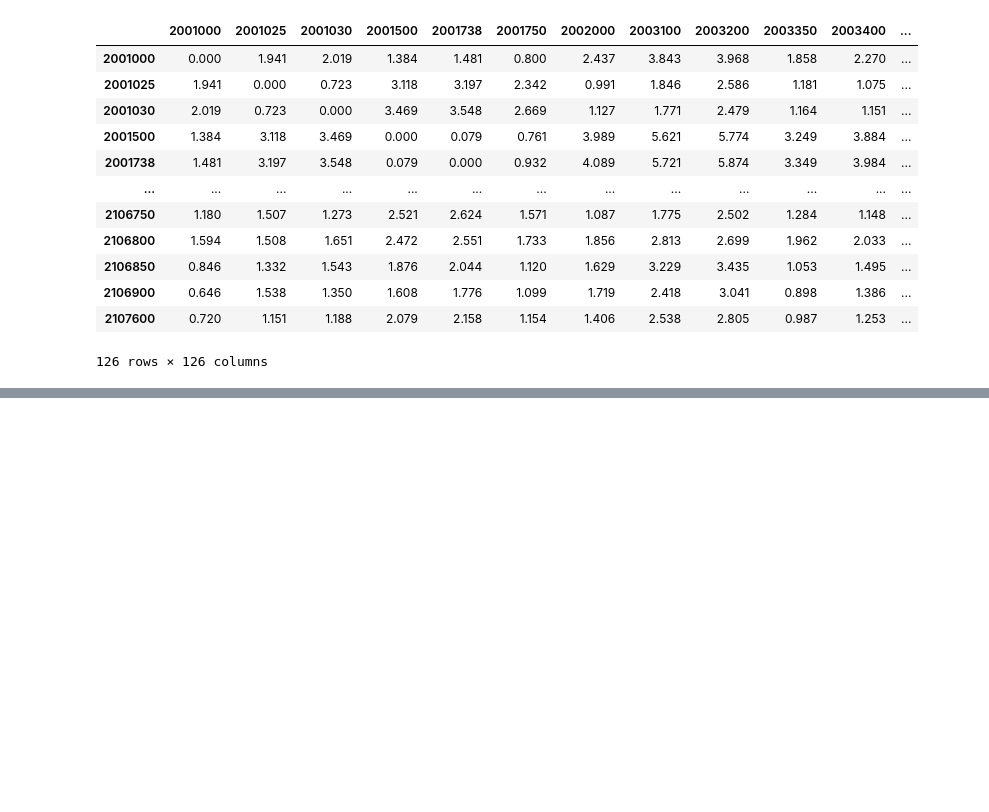
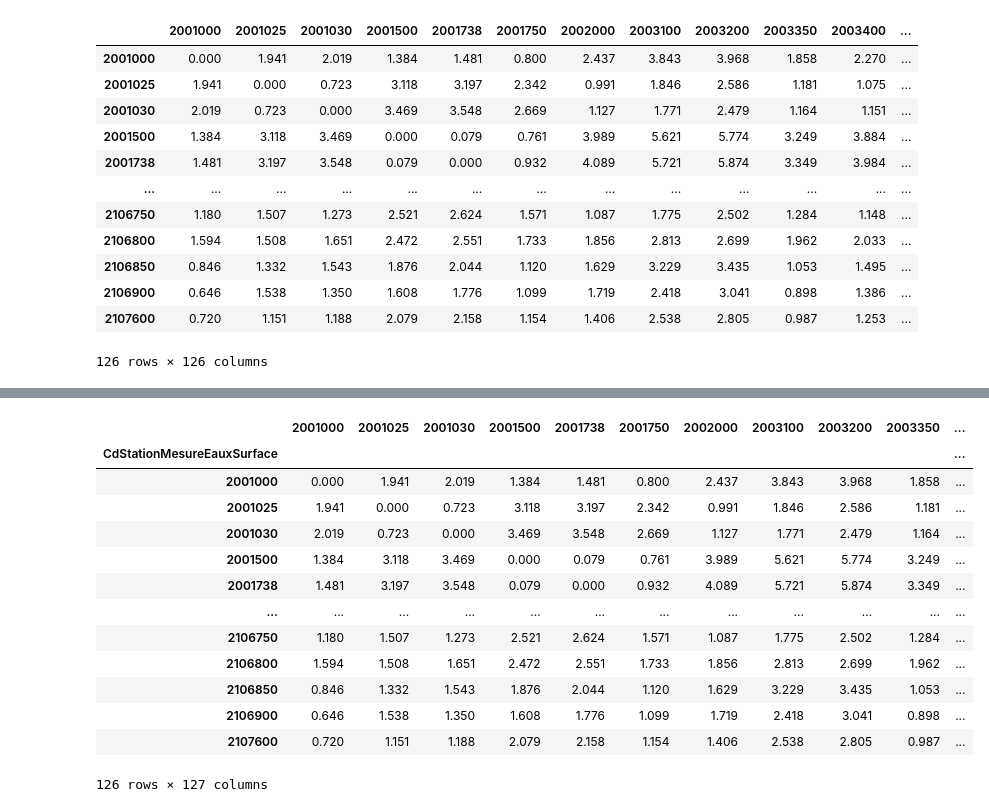
Before and after one commit to PotOfJam/Projet_eau, a Jupyter notebook: Projet_eau_pre_ortho.ipynb, the cells around one changed output, grey strips where cells are left out. Saved outputs shown, nothing was run; the diff lists cells and outputs as text; code cells hidden in the pictures; blank space fills up the shorter version.

```diff
--- a/Projet_eau_pre_ortho.ipynb
+++ b/Projet_eau_pre_ortho.ipynb
@@ -309,0 +308,19 @@ distance_df.isna().sum().sum()
+# %%
+analyses_I2M2 = pd.read_csv("./naiades_export_I2M2/ResultatsBiologiques.CSV",sep=";",parse_dates=["DateDebutOperationPrelBio"])
+analyses_I2M2 = analyses_I2M2[pd.to_datetime(analyses_I2M2['DateDebutOperationPrelBio']).dt.year != 2022]
+analyses_I2M2 = analyses_I2M2[pd.to_datetime(analyses_I2M2['DateDebutOperationPrelBio']).dt.year != 2023]
+new_df = analyses_I2M2.loc[:, ['CdStationMesureEauxSurface', 'ResIndiceResultatBiologique', 'DateDebutOperationPrelBio']]
+new_df = new_df[pd.to_datetime(new_df['DateDebutOperationPrelBio']).dt.year == 2021]
+new_df = new_df[new_df['CdStationMesureEauxSurface'].isin(shared_station)]
+
+# We want to filter the CdStationMesureEauxSurface that are represented more than one time to only keep one of each
+ids_to_filter = new_df['CdStationMesureEauxSurface'].value_counts()[new_df['CdStationMesureEauxSurface'].value_counts() > 1].index
+# Then, for each CdStationMesureEauxSurface that are multi-reprensented, we keep only the one with the newest data
+indices_to_remove = new_df[new_df['CdStationMesureEauxSurface'].isin(ids_to_filter)].groupby('CdStationMesureEauxSurface')['DateDebutOperationPrelBio'].idxmin()
+
+new_df = new_df.loc[:, ['CdStationMesureEauxSurface', 'ResIndiceResultatBiologique']]
+
+# Drop the corresponding rows from the DataFrame
+new_df = new_df.drop(indices_to_remove)
+
+new_df
@@ -309,0 +346,17 @@ distance_df.isna().sum().sum()
+# %%
+merged_df
+# %% [output]
+|  | 2001000 | 2001025 | 2001030 | 2001500 | 2001738 | 2001750 | 2002000 | 2003100 | 2003200 | 2003350 | ... |
+| CdStationMesureEauxSurface |  |  |  |  |  |  |  |  |  |  | ... |
+| 2001000 | 0.000 | 1.941 | 2.019 | 1.384 | 1.481 | 0.800 | 2.437 | 3.843 | 3.968 | 1.858 | ... |
+| 2001025 | 1.941 | 0.000 | 0.723 | 3.118 | 3.197 | 2.342 | 0.991 | 1.846 | 2.586 | 1.181 | ... |
+| 2001030 | 2.019 | 0.723 | 0.000 | 3.469 | 3.548 | 2.669 | 1.127 | 1.771 | 2.479 | 1.164 | ... |
+| 2001500 | 1.384 | 3.118 | 3.469 | 0.000 | 0.079 | 0.761 | 3.989 | 5.621 | 5.774 | 3.249 | ... |
+| 2001738 | 1.481 | 3.197 | 3.548 | 0.079 | 0.000 | 0.932 | 4.089 | 5.721 | 5.874 | 3.349 | ... |
+| ... | ... | ... | ... | ... | ... | ... | ... | ... | ... | ... | ... |
+| 2106750 | 1.180 | 1.507 | 1.273 | 2.521 | 2.624 | 1.571 | 1.087 | 1.775 | 2.502 | 1.284 | ... |
+| 2106800 | 1.594 | 1.508 | 1.651 | 2.472 | 2.551 | 1.733 | 1.856 | 2.813 | 2.699 | 1.962 | ... |
+| 2106850 | 0.846 | 1.332 | 1.543 | 1.876 | 2.044 | 1.120 | 1.629 | 3.229 | 3.435 | 1.053 | ... |
+| 2106900 | 0.646 | 1.538 | 1.350 | 1.608 | 1.776 | 1.099 | 1.719 | 2.418 | 3.041 | 0.898 | ... |
+| 2107600 | 0.720 | 1.151 | 1.188 | 2.079 | 2.158 | 1.154 | 1.406 | 2.538 | 2.805 | 0.987 | ... |
+126 rows × 127 columns
```
Also changed, not shown: parts of 12 cells of this notebook.
